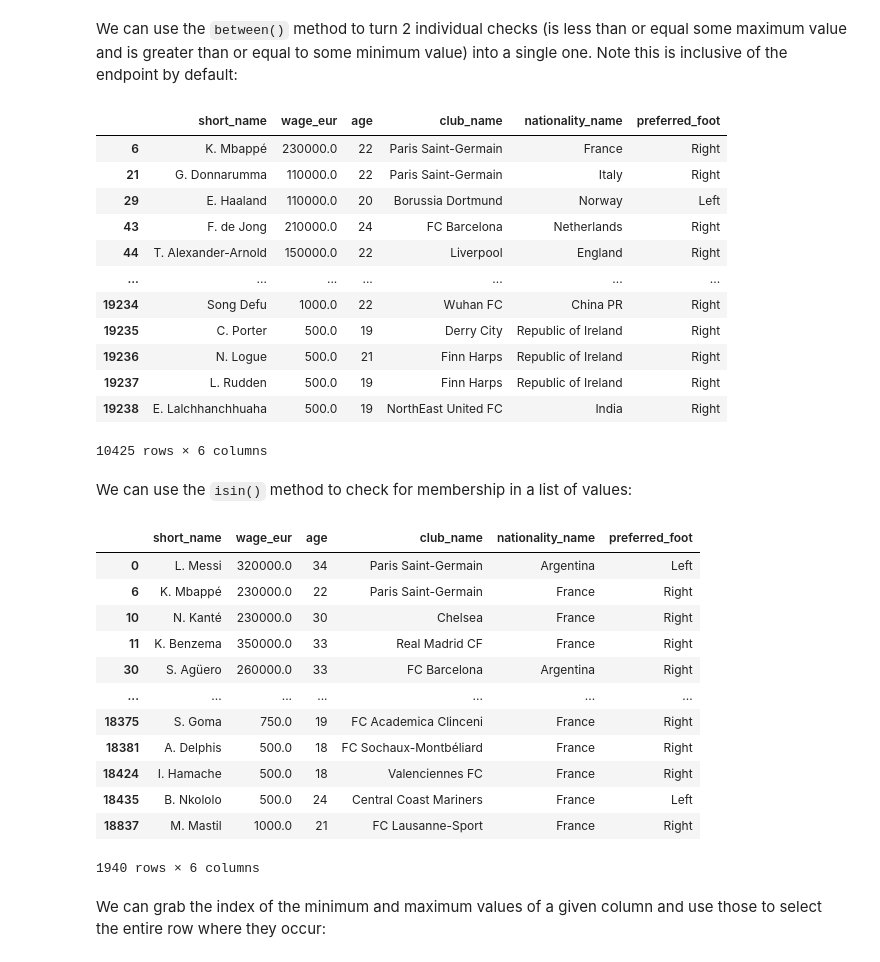
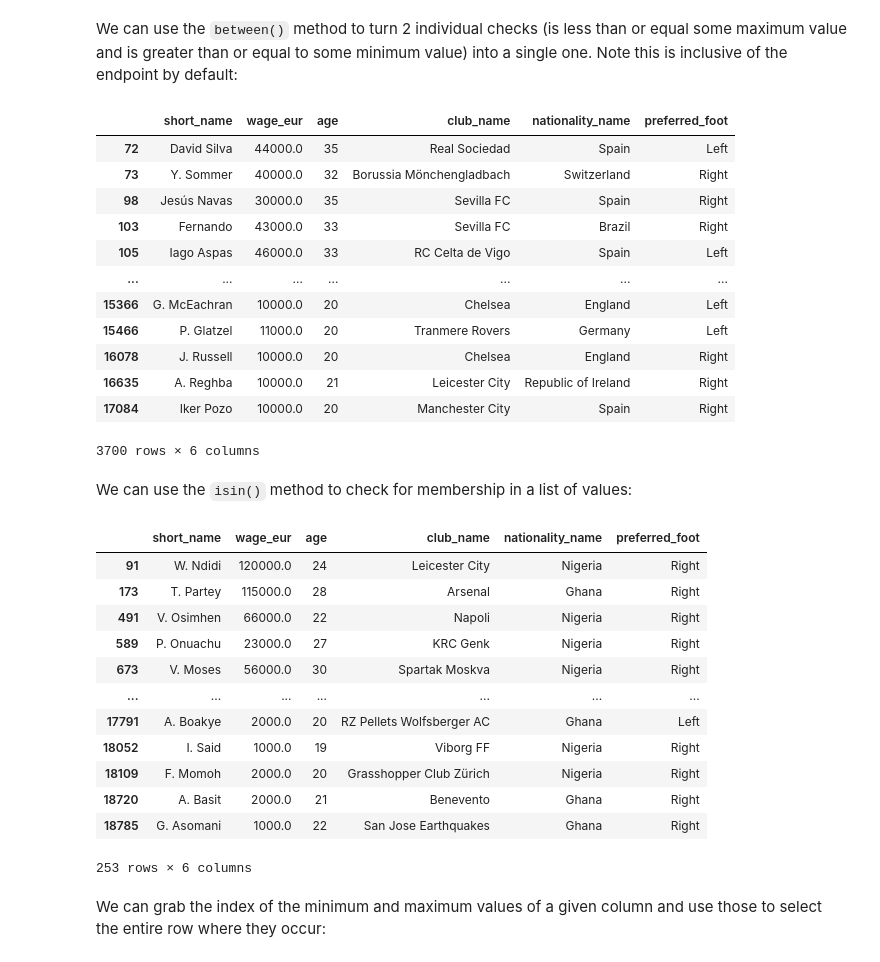
Before and after one commit to idris10x/introduction-to-football-analytics-with-python, a Jupyter notebook: 03_subsetting_data.ipynb, the cells around one changed output. Drawn from its saved outputs; the diff is of its cells as text; code cells hidden in the pictures.

```diff
--- a/03_subsetting_data.ipynb
+++ b/03_subsetting_data.ipynb
@@ -284,44 +287,44 @@ players.loc[
 We can use the `between()` method to turn 2 individual checks (is less than or equal some maximum value and is greater than or equal to some minimum value) into a single one. Note this is inclusive of the endpoint by default:
 # %%
 players.loc[
-    players.age.between(18, 25),
+    players.wage_eur.between(10000, 50000),
     ['short_name', 'wage_eur', 'age', 'club_name', 'nationality_name', 'preferred_foot']
 ]
 # %% [output]
 |  | short_name | wage_eur | age | club_name | nationality_name | preferred_foot |
-| 6 | K. Mbappé | 230000.0 | 22 | Paris Saint-Germain | France | Right |
-| 21 | G. Donnarumma | 110000.0 | 22 | Paris Saint-Germain | Italy | Right |
-| 29 | E. Haaland | 110000.0 | 20 | Borussia Dortmund | Norway | Left |
-| 43 | F. de Jong | 210000.0 | 24 | FC Barcelona | Netherlands | Right |
-| 44 | T. Alexander-Arnold | 150000.0 | 22 | Liverpool | England | Right |
+| 72 | David Silva | 44000.0 | 35 | Real Sociedad | Spain | Left |
+| 73 | Y. Sommer | 40000.0 | 32 | Borussia Mönchengladbach | Switzerland | Right |
+| 98 | Jesús Navas | 30000.0 | 35 | Sevilla FC | Spain | Right |
+| 103 | Fernando | 43000.0 | 33 | Sevilla FC | Brazil | Right |
+| 105 | Iago Aspas | 46000.0 | 33 | RC Celta de Vigo | Spain | Left |
 | ... | ... | ... | ... | ... | ... | ... |
-| 19234 | Song Defu | 1000.0 | 22 | Wuhan FC | China PR | Right |
-| 19235 | C. Porter | 500.0 | 19 | Derry City | Republic of Ireland | Right |
-| 19236 | N. Logue | 500.0 | 21 | Finn Harps | Republic of Ireland | Right |
-| 19237 | L. Rudden | 500.0 | 19 | Finn Harps | Republic of Ireland | Right |
-| 19238 | E. Lalchhanchhuaha | 500.0 | 19 | NorthEast United FC | India | Right |
+| 15366 | G. McEachran | 10000.0 | 20 | Chelsea | England | Left |
+| 15466 | P. Glatzel | 11000.0 | 20 | Tranmere Rovers | Germany | Left |
+| 16078 | J. Russell | 10000.0 | 20 | Chelsea | England | Right |
+| 16635 | A. Reghba | 10000.0 | 21 | Leicester City | Republic of Ireland | Right |
+| 17084 | Iker Pozo | 10000.0 | 20 | Manchester City | Spain | Right |
-10425 rows × 6 columns
+3700 rows × 6 columns
 # %% [markdown]
 We can use the `isin()` method to check for membership in a list of values:
 # %%
 players.loc[
-    players.nationality_name.isin(['France', 'Argentina']),
+    players.nationality_name.isin(['Nigeria', 'Ghana']),
     ['short_name', 'wage_eur', 'age', 'club_name', 'nationality_name', 'preferred_foot']
 ]
 # %% [output]
 |  | short_name | wage_eur | age | club_name | nationality_name | preferred_foot |
-| 0 | L. Messi | 320000.0 | 34 | Paris Saint-Germain | Argentina | Left |
-| 6 | K. Mbappé | 230000.0 | 22 | Paris Saint-Germain | France | Right |
-| 10 | N. Kanté | 230000.0 | 30 | Chelsea | France | Right |
-| 11 | K. Benzema | 350000.0 | 33 | Real Madrid CF | France | Right |
-| 30 | S. Agüero | 260000.0 | 33 | FC Barcelona | Argentina | Right |
+| 91 | W. Ndidi | 120000.0 | 24 | Leicester City | Nigeria | Right |
+| 173 | T. Partey | 115000.0 | 28 | Arsenal | Ghana | Right |
+| 491 | V. Osimhen | 66000.0 | 22 | Napoli | Nigeria | Right |
+| 589 | P. Onuachu | 23000.0 | 27 | KRC Genk | Nigeria | Right |
+| 673 | V. Moses | 56000.0 | 30 | Spartak Moskva | Nigeria | Right |
 | ... | ... | ... | ... | ... | ... | ... |
-| 18375 | S. Goma | 750.0 | 19 | FC Academica Clinceni | France | Right |
-| 18381 | A. Delphis | 500.0 | 18 | FC Sochaux-Montbéliard | France | Right |
-| 18424 | I. Hamache | 500.0 | 18 | Valenciennes FC | France | Right |
-| 18435 | B. Nkololo | 500.0 | 24 | Central Coast Mariners | France | Left |
-| 18837 | M. Mastil | 1000.0 | 21 | FC Lausanne-Sport | France | Right |
+| 17791 | A. Boakye | 2000.0 | 20 | RZ Pellets Wolfsberger AC | Ghana | Left |
+| 18052 | I. Said | 1000.0 | 19 | Viborg FF | Nigeria | Right |
+| 18109 | F. Momoh | 2000.0 | 20 | Grasshopper Club Zürich | Nigeria | Right |
+| 18720 | A. Basit | 2000.0 | 21 | Benevento | Ghana | Right |
+| 18785 | G. Asomani | 1000.0 | 22 | San Jose Earthquakes | Ghana | Right |
-1940 rows × 6 columns
+253 rows × 6 columns
 # %% [markdown]
 We can grab the index of the minimum and maximum values of a given column and use those to select the entire row where they occur:
 # %%
```
Also changed, not shown: parts of 16 cells of this notebook.
